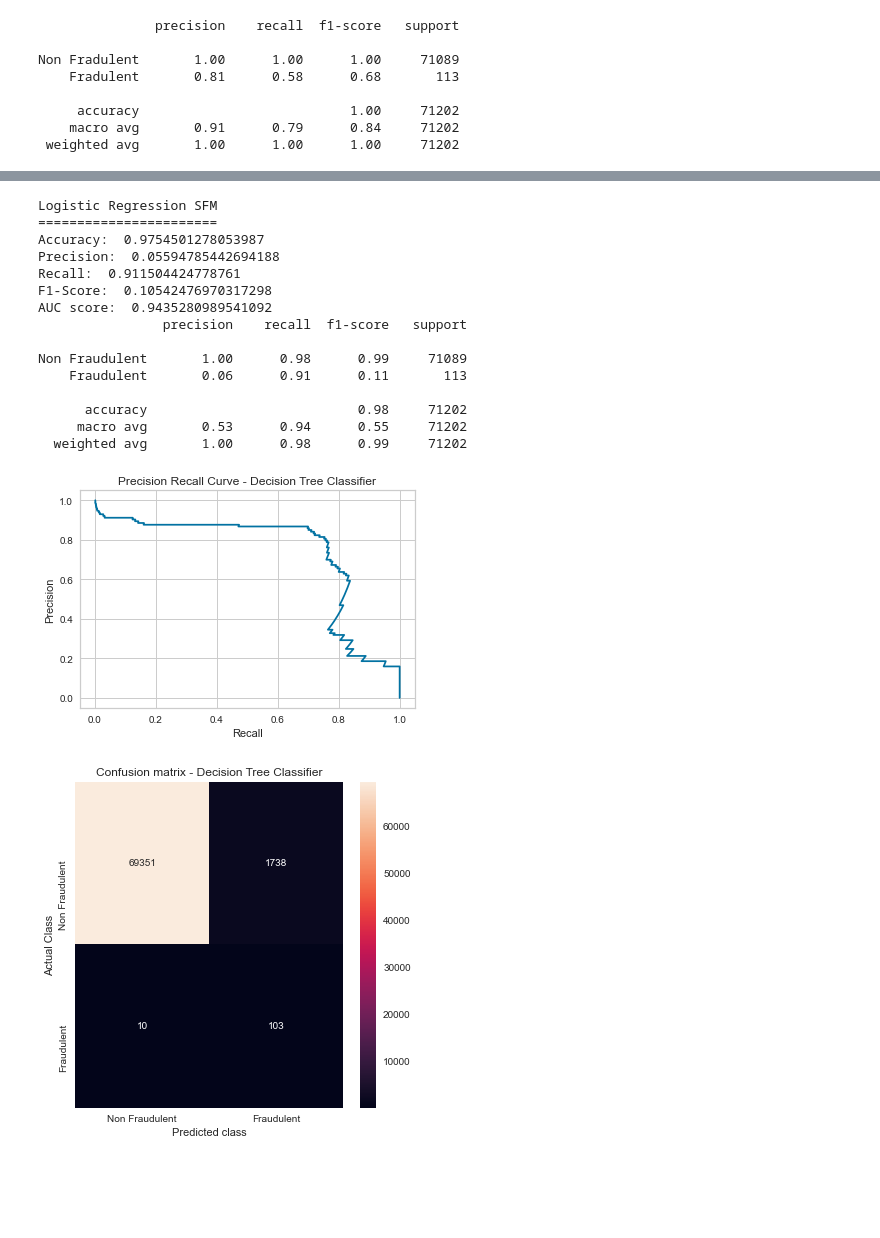
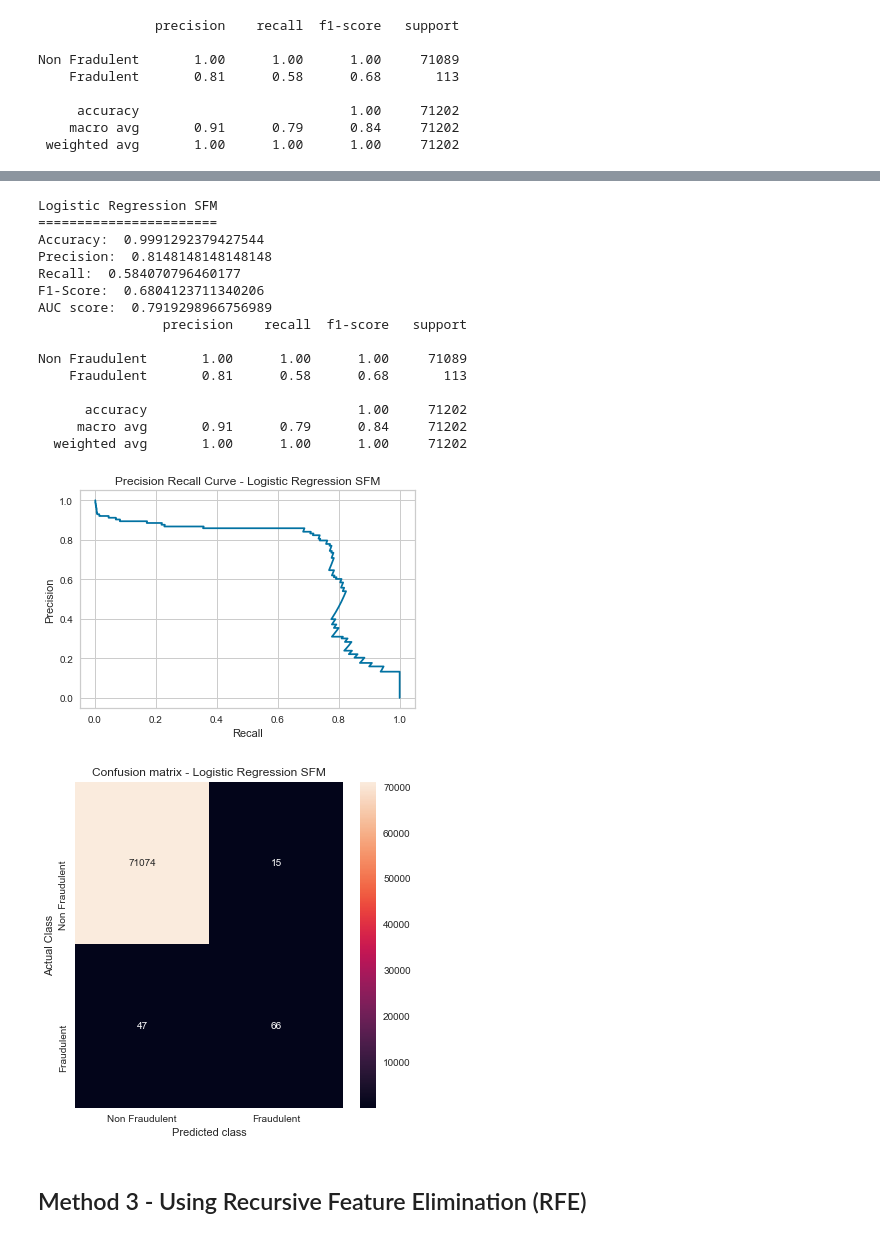
Before and after one commit to cdalsania/Credit_Card_Fraud_Detection, a Jupyter notebook: ml_models/LogisticRegressionModel.ipynb, the cells around one changed output, grey strips where cells are left out. Cells and saved outputs as stored; diff of their text form; code cells hidden in the pictures; blank space fills up the shorter version.

```diff
--- a/ml_models/LogisticRegressionModel.ipynb
+++ b/ml_models/LogisticRegressionModel.ipynb
@@ -710,46 +719,48 @@ Non Fradulent       1.00      0.98      0.99     71089
 # %%
 from sklearn.metrics import classification_report, accuracy_score, precision_score, recall_score, f1_score
 from sklearn.metrics import precision_recall_curve, roc_auc_score, confusion_matrix
 import seaborn as sns
 import matplotlib.pyplot as plt
 %matplotlib inline
 print("Logistic Regression SFM")
 print("=======================")
-print("Accuracy: ",accuracy_score(y_test.flatten(), predictions))
-print("Precision: ",precision_score(y_test.flatten(), predictions))
-print("Recall: ",recall_score(y_test.flatten(), predictions))
-print("F1-Score: ",f1_score(y_test.flatten(), predictions))
-print("AUC score: ",roc_auc_score(y_test.flatten(), predictions))
-print(classification_report(y_test.flatten(), predictions,
+print("Accuracy: ",accuracy_score(y_test_sfm.flatten(), predictions))
+print("Precision: ",precision_score(y_test_sfm.flatten(), predictions))
+print("Recall: ",recall_score(y_test_sfm.flatten(), predictions))
+print("F1-Score: ",f1_score(y_test_sfm.flatten(), predictions))
+print("AUC score: ",roc_auc_score(y_test_sfm.flatten(), predictions))
+print(classification_report(y_test_sfm.flatten(), predictions,
                             target_names=["Non Fraudulent", "Fraudulent"]))
-p, r, t = precision_recall_curve(y_test.flatten(), predictProba)
+p, r, t = precision_recall_curve(y_test_sfm.flatten(), predictProba)
 plt.plot(p, r)
 plt.xlabel('Recall')
 plt.ylabel('Precision')
-plt.title('Precision Recall Curve - Decision Tree Classifier')
-confusionMatrix = confusion_matrix(y_test.flatten(), predictions)
+plt.title('Precision Recall Curve - Logistic Regression SFM')
+confusionMatrix = confusion_matrix(y_test_sfm.flatten(), predictions)
 plt.figure(figsize =(6, 6))
 sns.heatmap(confusionMatrix, xticklabels = ['Non Fraudulent', 'Fraudulent'],
             yticklabels = ['Non Fraudulent', 'Fraudulent'], annot = True, fmt ="d");
-plt.title("Confusion matrix - Decision Tree Classifier")
+plt.title("Confusion matrix - Logistic Regression SFM")
 plt.ylabel('Actual Class')
 plt.xlabel('Predicted class')
 plt.show()
 # %% [output]
 Logistic Regression SFM
 =======================
-Accuracy:  0.9754501278053987
-Precision:  0.05594785442694188
-Recall:  0.911504424778761
-F1-Score:  0.10542476970317298
-AUC score:  0.9435280989541092
+Accuracy:  0.9991292379427544
+Precision:  0.8148148148148148
+Recall:  0.584070796460177
+F1-Score:  0.6804123711340206
+AUC score:  0.7919298966756989
                 precision    recall  f1-score   support
 
-Non Fraudulent       1.00      0.98      0.99     71089
-    Fraudulent       0.06      0.91      0.11       113
+Non Fraudulent       1.00      1.00      1.00     71089
+    Fraudulent       0.81      0.58      0.68       113
 
-      accuracy                           0.98     71202
-     macro avg       0.53      0.94      0.55     71202
-  weighted avg       1.00      0.98      0.99     71202
+      accuracy                           1.00     71202
+     macro avg       0.91      0.79      0.84     71202
+  weighted avg       1.00      1.00      1.00     71202
-[figure, old version]
+[figure, new version]
-[figure, old version]
+[figure, new version]
+# %% [markdown]
+## Method 3 - Using Recursive Feature Elimination (RFE)
```
Also changed, not shown: parts of 23 cells of this notebook.
